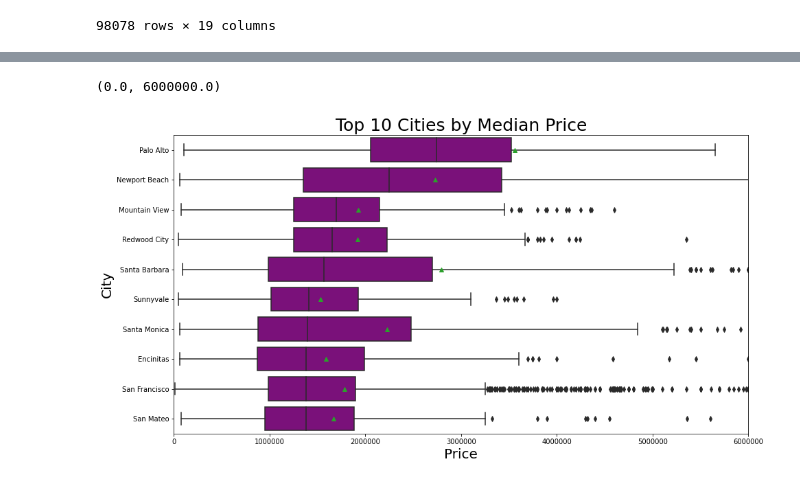
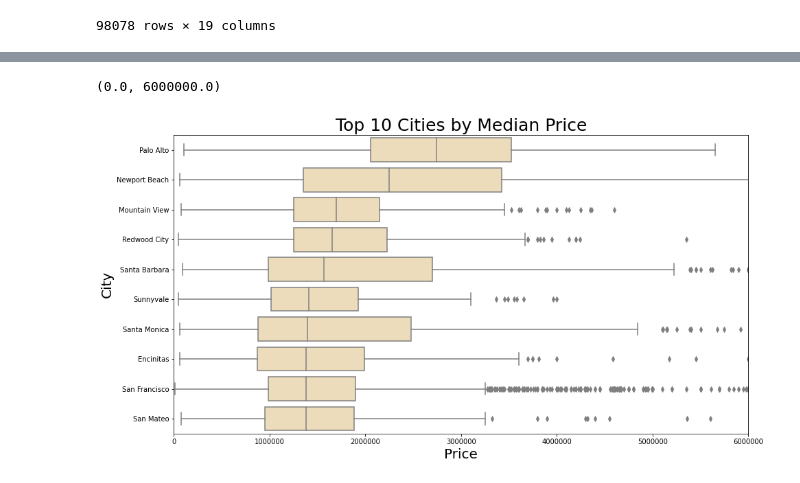
Before and after one commit to sakuraszy/STATS-170A-Group, a Jupyter notebook: Wrangling_code/report_first_draft_data_vis.ipynb, the cells around one changed output, grey strips where cells are left out. Cells and saved outputs as stored; diff of their text form; code cells hidden in the pictures.

```diff
--- a/Wrangling_code/report_first_draft_data_vis.ipynb
+++ b/Wrangling_code/report_first_draft_data_vis.ipynb
@@ -115,20 +142,20 @@ housing_groupby_city_top_10
 # %%
 grouped_price = housing[["city", "price"]]
 grouped_price_top_10 = grouped_price[grouped_price["city"].isin(top_10_list)]
 ##grouped_price_top_10.boxplot()
 ##grouped_price_top_10 = grouped_price_top_10.groupby("city", as_index = False)
 ##grouped_price_top_10.boxplot(subplots = False, rot=45, figsize=(8,10))
 ##plt.ylim(0, 5000000)
 fig , ax1 = plt.subplots(figsize=(15,8))
 ax1.ticklabel_format(useOffset=False, style='plain')
 
-median_price_boxplot = sns.boxplot(y='city',x='price',data=grouped_price_top_10,orient="h", color = "darkmagenta", showmeans=True,
+median_price_boxplot = sns.boxplot(y='city',x='price',data=grouped_price_top_10,orient="h", color = "wheat",
            order = ['Palo Alto', 'Newport Beach', 'Mountain View', 'Redwood City', 'Santa Barbara', 'Sunnyvale',
                    'Santa Monica', 'Encinitas', 'San Francisco', 'San Mateo'])
 plt.title("Top 10 Cities by Median Price", fontsize = 25)
 plt.xlabel("Price", fontsize = 20)
 plt.ylabel("City", fontsize = 20)
 plt.xlim(0, 6000000)
 # %% [output]
 (0.0, 6000000.0)
-[figure, old version]
+[figure, new version]
```
Also changed, not shown: parts of 3 cells of this notebook.
